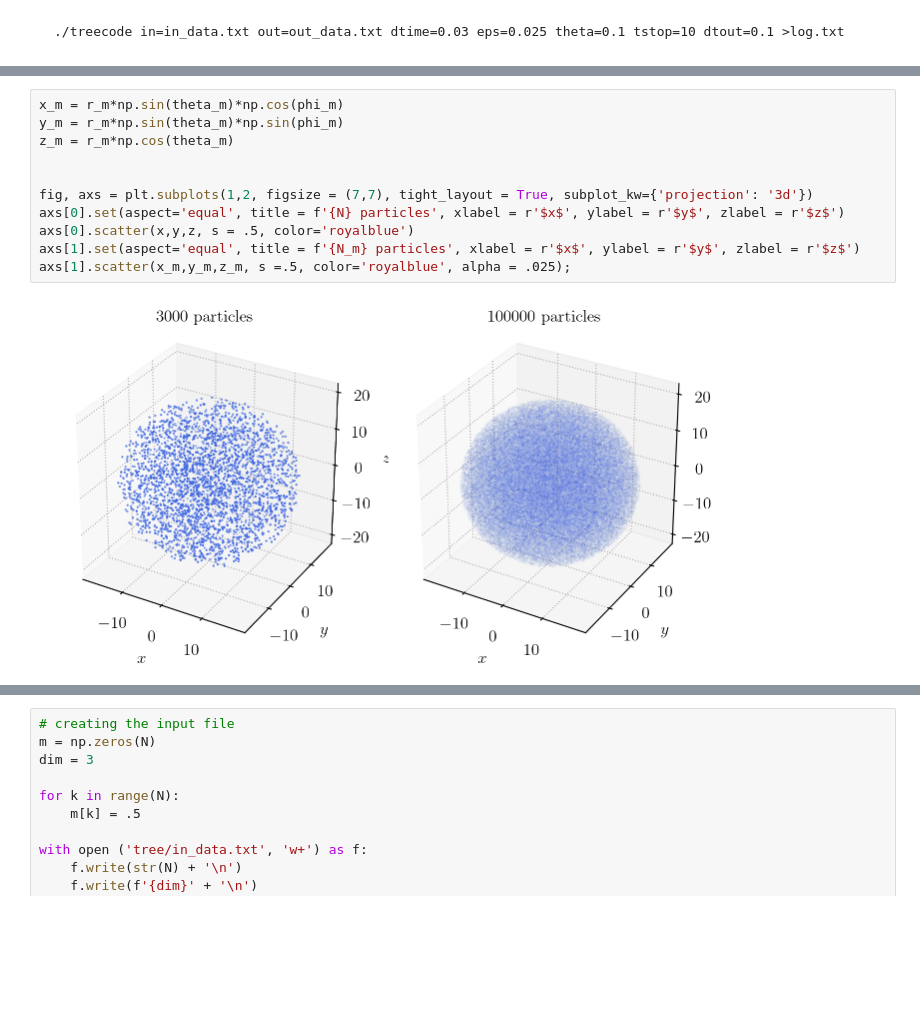
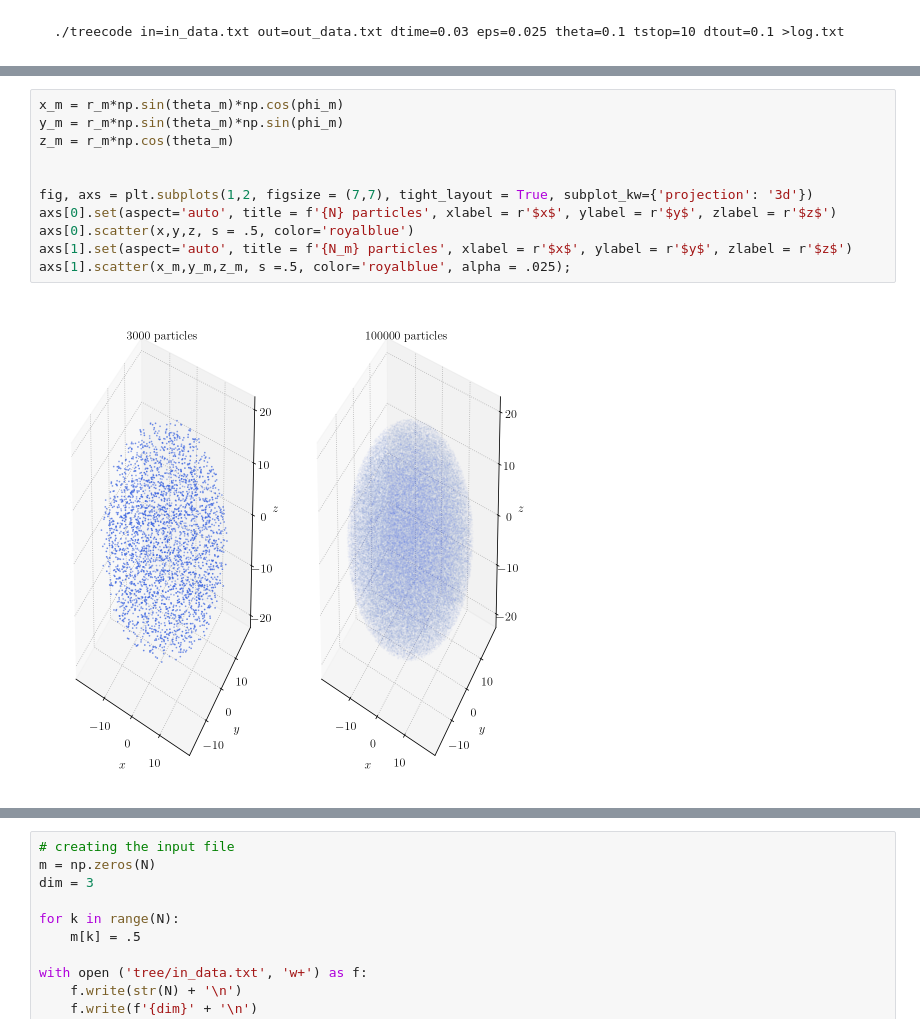
Before and after one commit to smucedola/galaxies-dynamics_2023, a Jupyter notebook: treecode/treecode.ipynb, the cells around one changed output, grey strips where cells are left out. Cells and saved outputs as stored; diff of their text form; blank space fills up the shorter version.

```diff
--- a/treecode/treecode.ipynb
+++ b/treecode/treecode.ipynb
@@ -83,16 +66,16 @@ axs[2].hist(phi_m, bins = 100, density = True, alpha = .5, color='royalblue', lw
 # %%
 x_m = r_m*np.sin(theta_m)*np.cos(phi_m)
 y_m = r_m*np.sin(theta_m)*np.sin(phi_m)
 z_m = r_m*np.cos(theta_m)
 
 
 fig, axs = plt.subplots(1,2, figsize = (7,7), tight_layout = True, subplot_kw={'projection': '3d'})
-axs[0].set(aspect='equal', title = f'{N} particles', xlabel = r'$x$', ylabel = r'$y$', zlabel = r'$z$')
+axs[0].set(aspect='auto', title = f'{N} particles', xlabel = r'$x$', ylabel = r'$y$', zlabel = r'$z$')
 axs[0].scatter(x,y,z, s = .5, color='royalblue')
-axs[1].set(aspect='equal', title = f'{N_m} particles', xlabel = r'$x$', ylabel = r'$y$', zlabel = r'$z$')
+axs[1].set(aspect='auto', title = f'{N_m} particles', xlabel = r'$x$', ylabel = r'$y$', zlabel = r'$z$')
 axs[1].scatter(x_m,y_m,z_m, s =.5, color='royalblue', alpha = .025);
 # %% [output]
-[figure, old version]
+[figure, new version]
 # %%
 #Checking density
 steps = 3000
```
Also changed, not shown: parts of 10 cells of this notebook, 6 other files.
